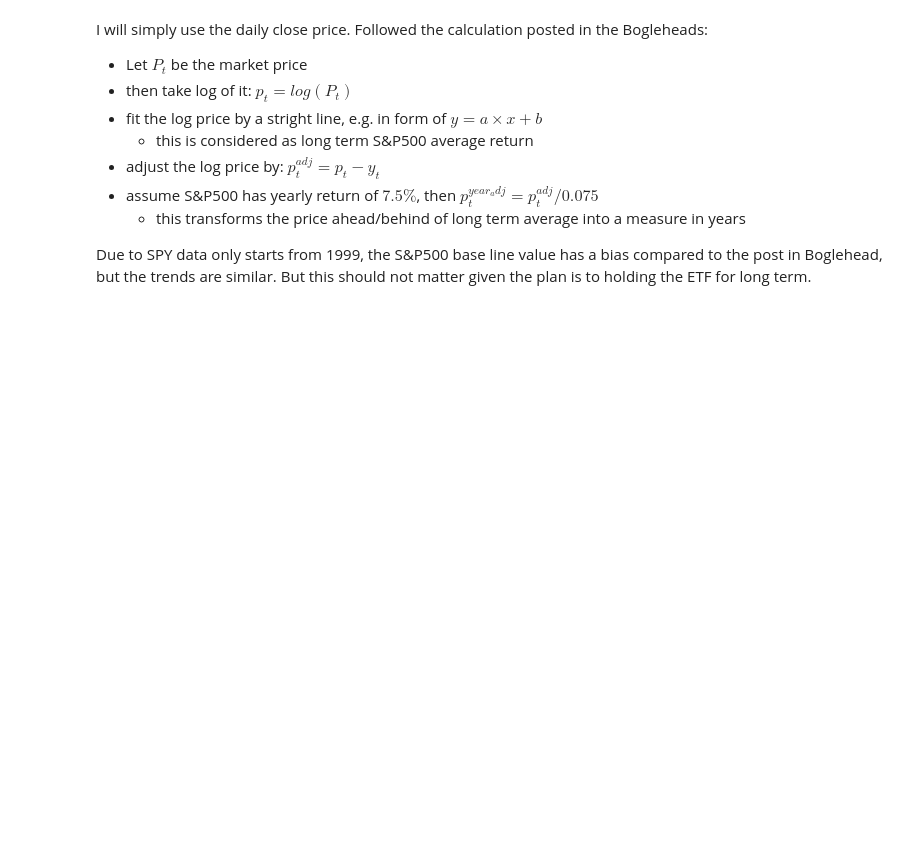
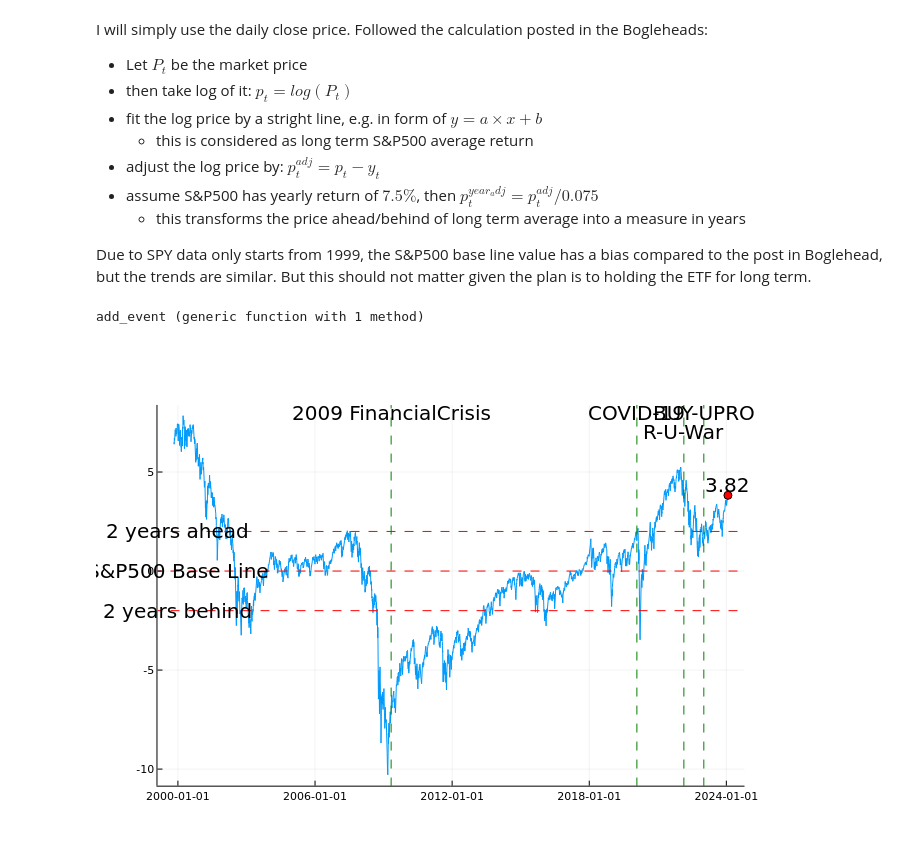
Before and after one commit to i7242/SP500Tracking, a Jupyter notebook: TrackSP500AndUPRO.ipynb, the cells around one changed output. Cells and saved outputs as stored; diff of their text form; code cells hidden in the pictures; blank space fills up the shorter version.

```diff
--- a/TrackSP500AndUPRO.ipynb
+++ b/TrackSP500AndUPRO.ipynb
@@ -40,41 +42,42 @@ data.log_close= log.(data.close)
 data_fit = fit(data.unix_timestamp, data.log_close, 1)
 data.adjusted_log_close = data.log_close .- data_fit.(data.unix_timestamp)
 data.year_adjusted_log_close = data.adjusted_log_close ./ 0.075;
+# %%
+# helper function to add any events to the plot
+function add_event(date::String, name::String, position::Int)
+    event_date = Date(date, "yyyy-mm-dd")
+    vline!([event_date], color=:green, linestyle=:dash, label=false)
+    annotate!(event_date, position, text(name))
+end
+# %% [output]
+add_event (generic function with 1 method)
 # %%
 latest_plot = plot(data.timestamp, data.year_adjusted_log_close, label=false, size=(1600,800))
 
 # Add special events to the plot
-event1_date = Date("2009-05-01", "yyyy-mm-dd")
-event1_name = "2009\nFinancialCrisis"
-vline!([event1_date], color=:green, linestyle=:dash, label=false)
-annotate!(event1_date, 8, text(event1_name))
-
-event2_date = Date("2020-02-01", "yyyy-mm-dd")
-event2_name = "COVID-19"
-vline!([event2_date], color=:green, linestyle=:dash, label=false)
-annotate!(event2_date, 8, text(event2_name))
-
-event3_date = Date("2022-02-21", "yyyy-mm-dd")
-event3_name = "R-U-War"
-vline!([event3_date], color=:green, linestyle=:dash, label=false)
-annotate!(event3_date, 7, text(event3_name))
+add_event("2009-05-01", "2009\nFinancialCrisis", 8)
+add_event("2020-02-01", "COVID-19", 8)
+add_event("2022-02-21", "R-U-War", 7)
+add_event("2023-01-06", "BUY-UPRO", 8)
 
 # Add lines represent how many years the price is ahead or behind
 date_annotate = Date("2000-01-01", "yyyy-mm-dd")
 hline!([0], label=false, color=:red, linestyle=:dash)
 annotate!(date_annotate, 0, text("S&P500 Base Line"))
 hline!([2], label=false, color=:red, linestyle=:dash)
 annotate!(date_annotate, 2, text("2 years ahead"))
 hline!([-2], label=false, color=:red, linestyle=:dash)
 annotate!(date_annotate, -2, text("2 years behind"))
 
 # Add current price position with rounded year value
 scatter!([data.timestamp[1]], [data.year_adjusted_log_close[1]], label=false, color=:red, markershape=:circle)
 annotate!(data.timestamp[1], data.year_adjusted_log_close[1]+0.5, text("$(round(data.year_adjusted_log_close[1], digits=2))"))
 
 # Save plot to file before display
 file_name = "results/"*Dates.format(now(), "yyyy-mm-dd")*".png"
 isfile(file_name) && rm(file_name)
 savefig(latest_plot, file_name);
 
 display(latest_plot)
+# %% [output]
+[figure, added]
```
Also changed, not shown: parts of 2 cells of this notebook, 1 other file.
